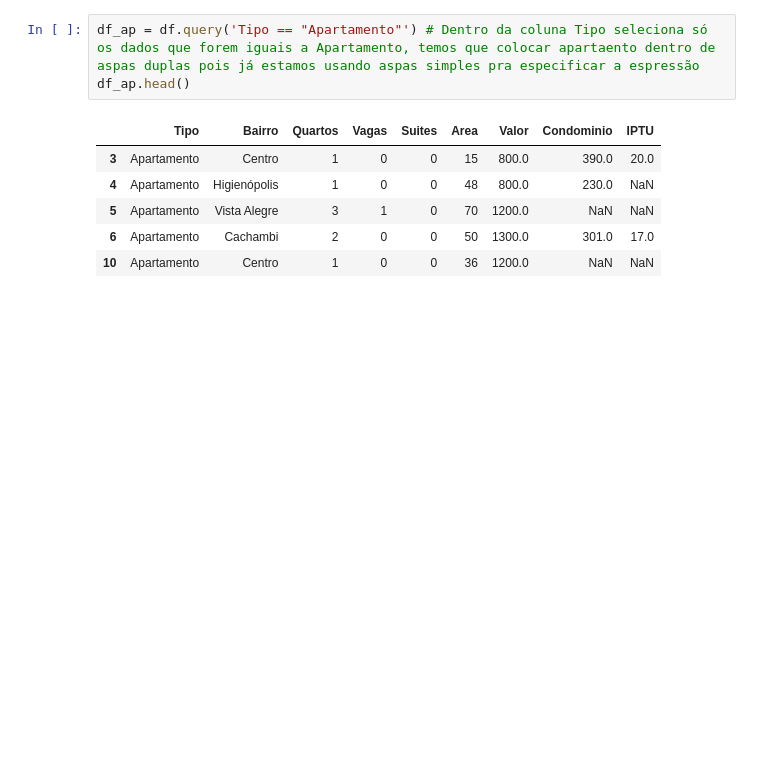
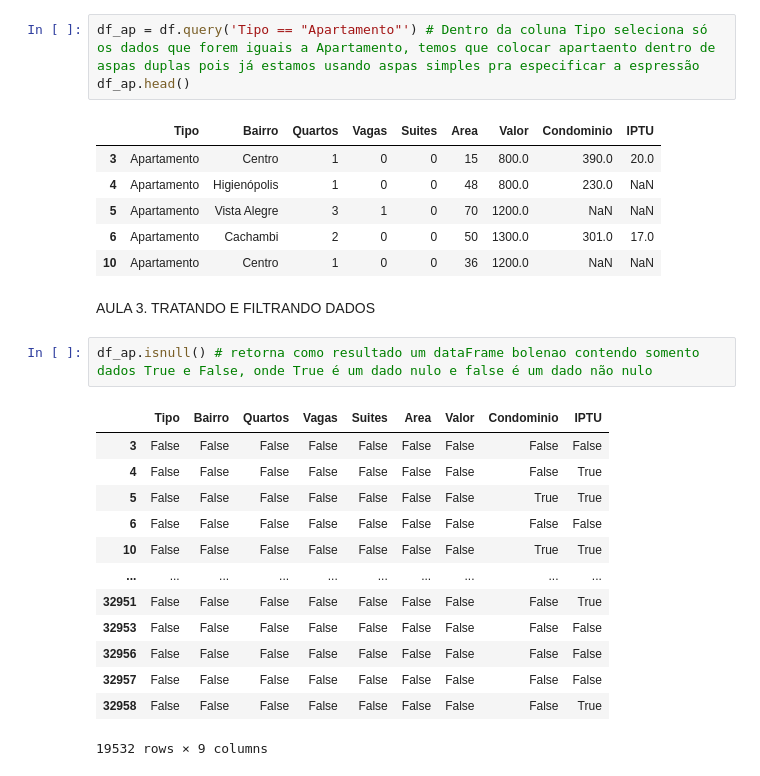
Before and after one commit to Aragao05/Python-para-DataScience-from-Alura, a Jupyter notebook: Pandas/Conhecendo a biblioteca/Pandas.ipynb, the cells around one changed output. Drawn from its saved outputs; the diff is of its cells as text; blank space fills up the shorter version.

Commit message:
Termino da aula 1 de Pandas
Terminei o conteudo da aula de Pandas, fiz os exercios, comecei o conteudo da aula 2

```diff
--- a/Pandas/Conhecendo a biblioteca/Pandas.ipynb
+++ b/Pandas/Conhecendo a biblioteca/Pandas.ipynb
@@ -305,3 +303,21 @@ df_ap.head()
 | 5 | Apartamento | Vista Alegre | 3 | 1 | 0 | 70 | 1200.0 | NaN | NaN |
 | 6 | Apartamento | Cachambi | 2 | 0 | 0 | 50 | 1300.0 | 301.0 | 17.0 |
 | 10 | Apartamento | Centro | 1 | 0 | 0 | 36 | 1200.0 | NaN | NaN |
+# %% [markdown]
+AULA 3. TRATANDO E FILTRANDO DADOS
+# %%
+df_ap.isnull() # retorna como resultado um dataFrame bolenao contendo somento dados True e False, onde True é um dado nulo e false é um dado não nulo
+# %% [output]
+|  | Tipo | Bairro | Quartos | Vagas | Suites | Area | Valor | Condominio | IPTU |
+| 3 | False | False | False | False | False | False | False | False | False |
+| 4 | False | False | False | False | False | False | False | False | True |
+| 5 | False | False | False | False | False | False | False | True | True |
+| 6 | False | False | False | False | False | False | False | False | False |
+| 10 | False | False | False | False | False | False | False | True | True |
+| ... | ... | ... | ... | ... | ... | ... | ... | ... | ... |
+| 32951 | False | False | False | False | False | False | False | False | True |
+| 32953 | False | False | False | False | False | False | False | False | False |
+| 32956 | False | False | False | False | False | False | False | False | False |
+| 32957 | False | False | False | False | False | False | False | False | False |
+| 32958 | False | False | False | False | False | False | False | False | True |
+19532 rows × 9 columns
```
Also changed, not shown: parts of 11 cells of this notebook, 2 other files.
